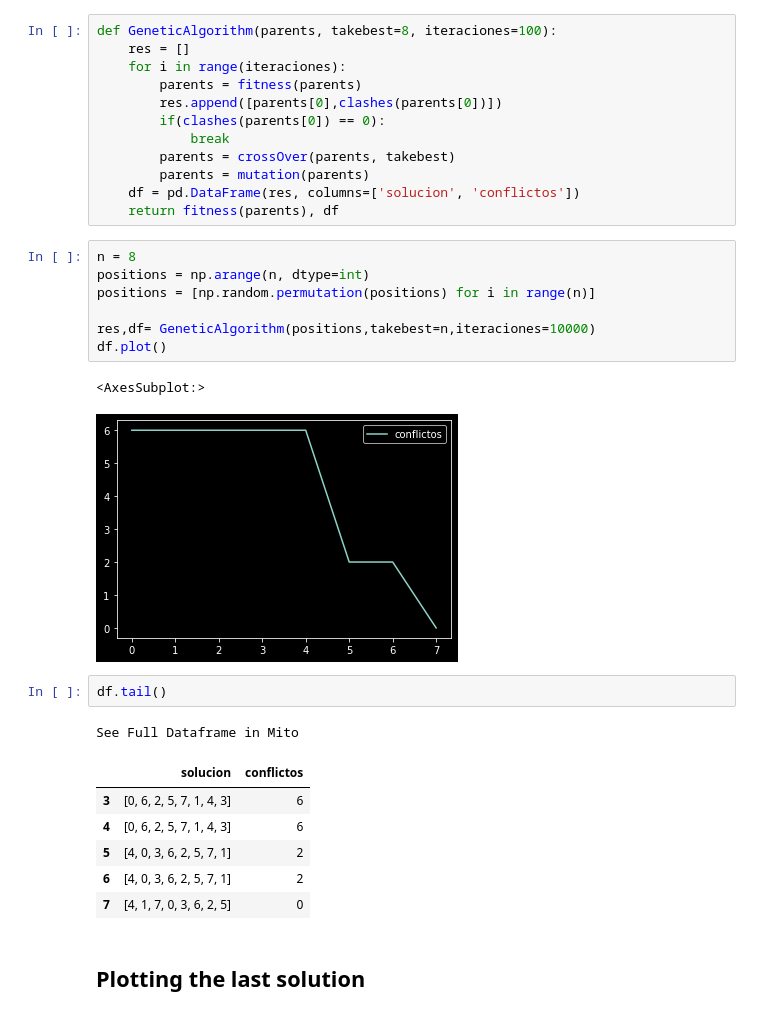
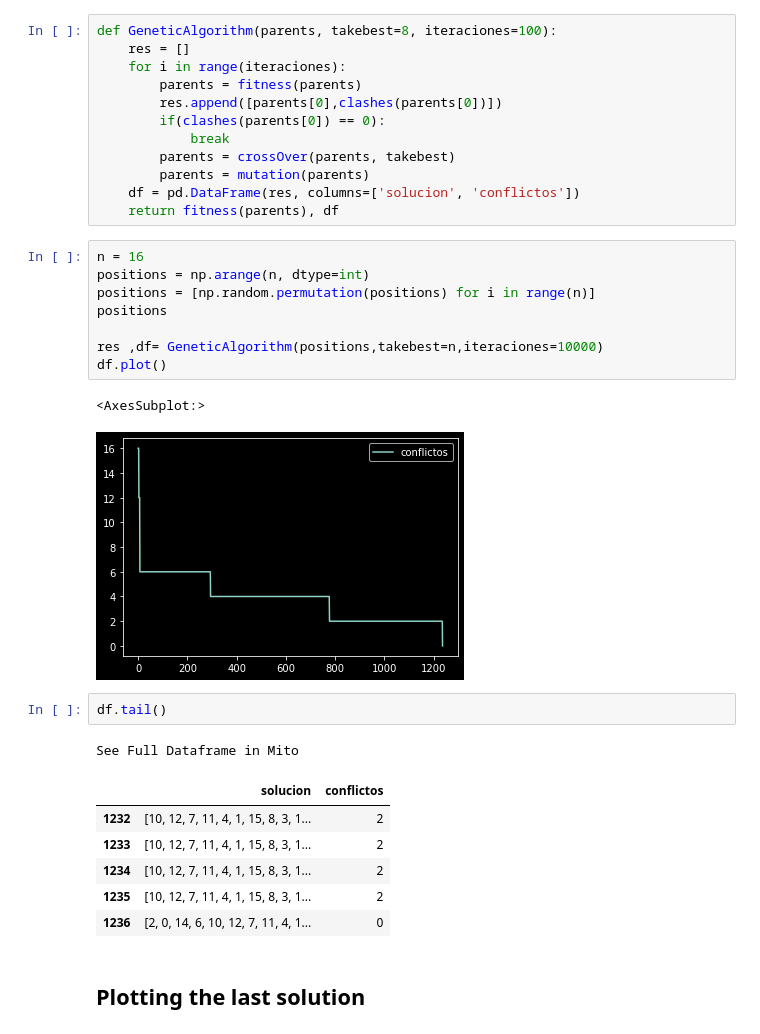
Before and after one commit to miracFence/Optimizacion_Metaheuristicas_II, a Jupyter notebook: 8 reinas/src/main/NQueens_full.ipynb, the cells around one changed output. Cells and saved outputs as stored; diff of their text form.

```diff
--- a/8 reinas/src/main/NQueens_full.ipynb
+++ b/8 reinas/src/main/NQueens_full.ipynb
@@ -57,25 +56,26 @@ def GeneticAlgorithm(parents, takebest=8, iteraciones=100):
     df = pd.DataFrame(res, columns=['solucion', 'conflictos'])
     return fitness(parents), df
 # %%
-n = 8
+n = 16
 positions = np.arange(n, dtype=int)
 positions = [np.random.permutation(positions) for i in range(n)]
+positions
 
-res,df= GeneticAlgorithm(positions,takebest=n,iteraciones=10000)
+res ,df= GeneticAlgorithm(positions,takebest=n,iteraciones=10000)
 df.plot()
 # %% [output]
 <AxesSubplot:>
-[figure, old version]
+[figure, new version]
 # %%
 df.tail()
 # %% [output]
 See Full Dataframe in Mito
 |  | solucion | conflictos |
-| 3 | [0, 6, 2, 5, 7, 1, 4, 3] | 6 |
-| 4 | [0, 6, 2, 5, 7, 1, 4, 3] | 6 |
-| 5 | [4, 0, 3, 6, 2, 5, 7, 1] | 2 |
-| 6 | [4, 0, 3, 6, 2, 5, 7, 1] | 2 |
-| 7 | [4, 1, 7, 0, 3, 6, 2, 5] | 0 |
+| 1232 | [10, 12, 7, 11, 4, 1, 15, 8, 3, 1... | 2 |
+| 1233 | [10, 12, 7, 11, 4, 1, 15, 8, 3, 1... | 2 |
+| 1234 | [10, 12, 7, 11, 4, 1, 15, 8, 3, 1... | 2 |
+| 1235 | [10, 12, 7, 11, 4, 1, 15, 8, 3, 1... | 2 |
+| 1236 | [2, 0, 14, 6, 10, 12, 7, 11, 4, 1... | 0 |
 # %% [markdown]
 ## Plotting the last solution
 # %%
```
Also changed, not shown: parts of 6 cells of this notebook, 4 other files.
